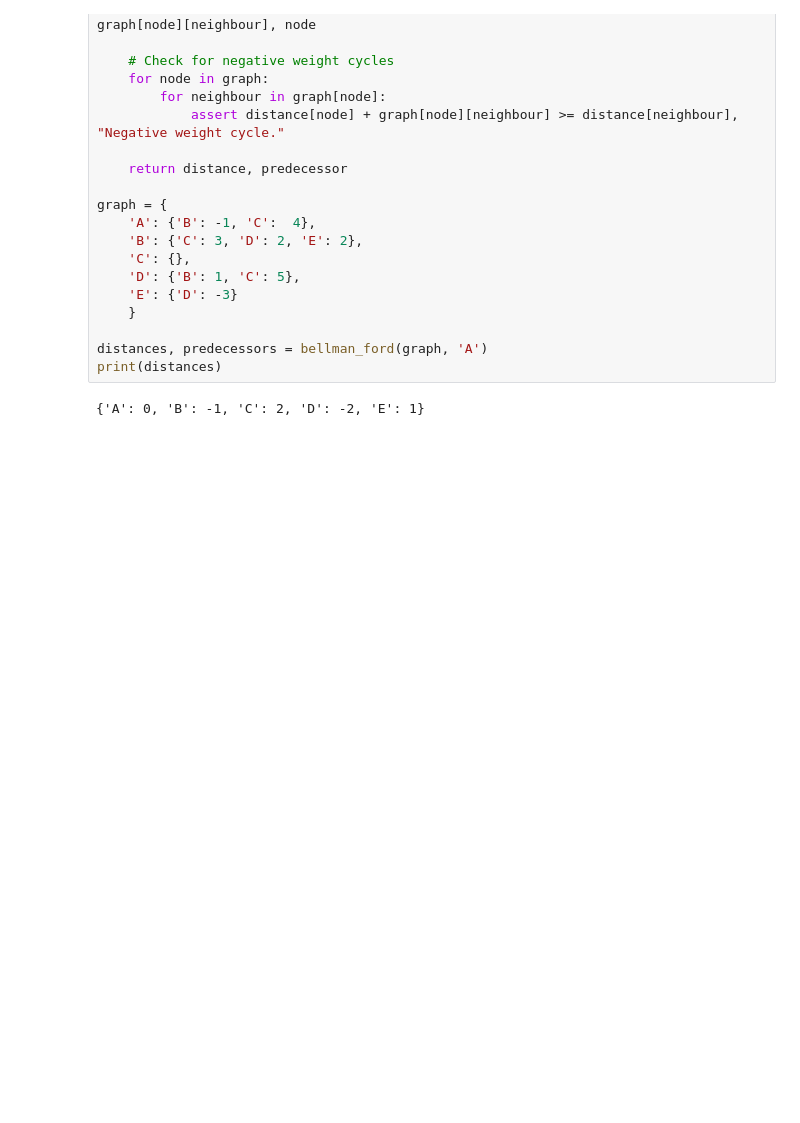
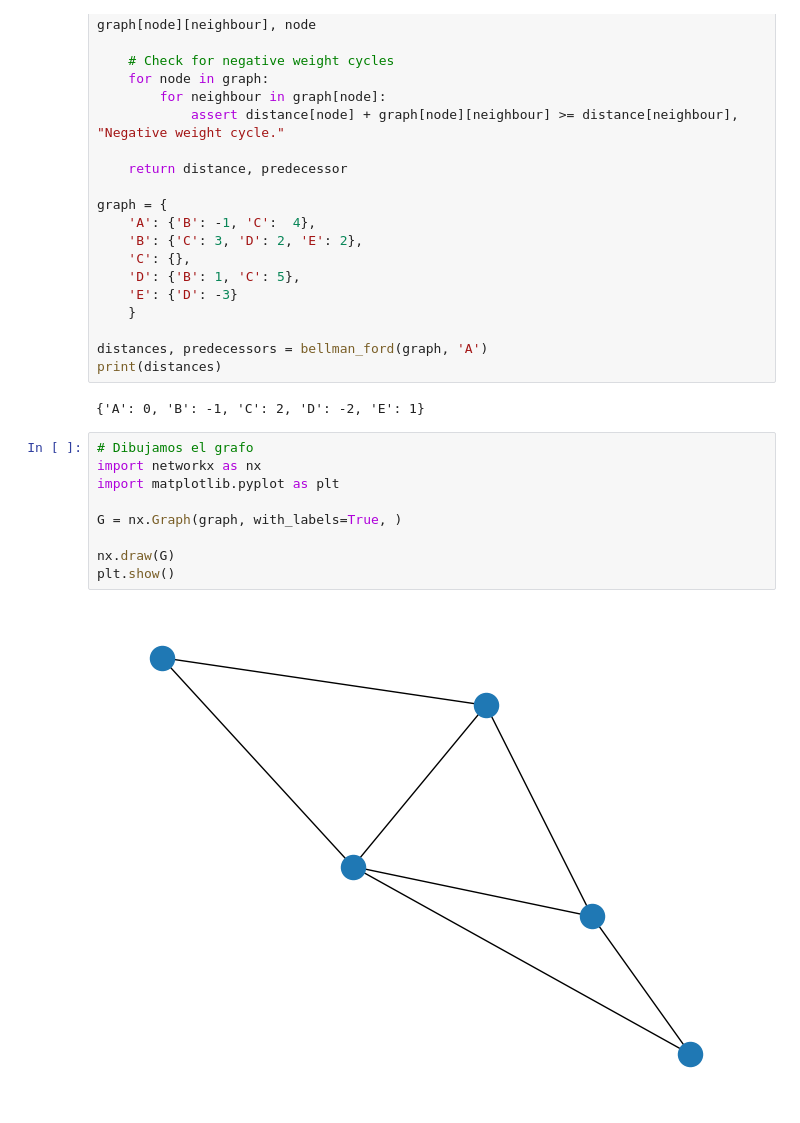
Before and after one commit to sharop/TallerGrafos, a Jupyter notebook: Clase_2_Grafos.ipynb, the cells around one changed output. Cells and saved outputs as stored; diff of their text form; blank space fills up the shorter version.

```diff
--- a/Clase_2_Grafos.ipynb
+++ b/Clase_2_Grafos.ipynb
@@ -169,3 +169,14 @@ distances, predecessors = bellman_ford(graph, 'A')
 print(distances)
 # %% [output]
 {'A': 0, 'B': -1, 'C': 2, 'D': -2, 'E': 1}
+# %%
+# Dibujamos el grafo
+import networkx as nx
+import matplotlib.pyplot as plt
+
+G = nx.Graph(graph, with_labels=True, )
+
+nx.draw(G)
+plt.show()
+# %% [output]
+[figure, added]
```
Also changed, not shown: parts of 10 cells of this notebook.
